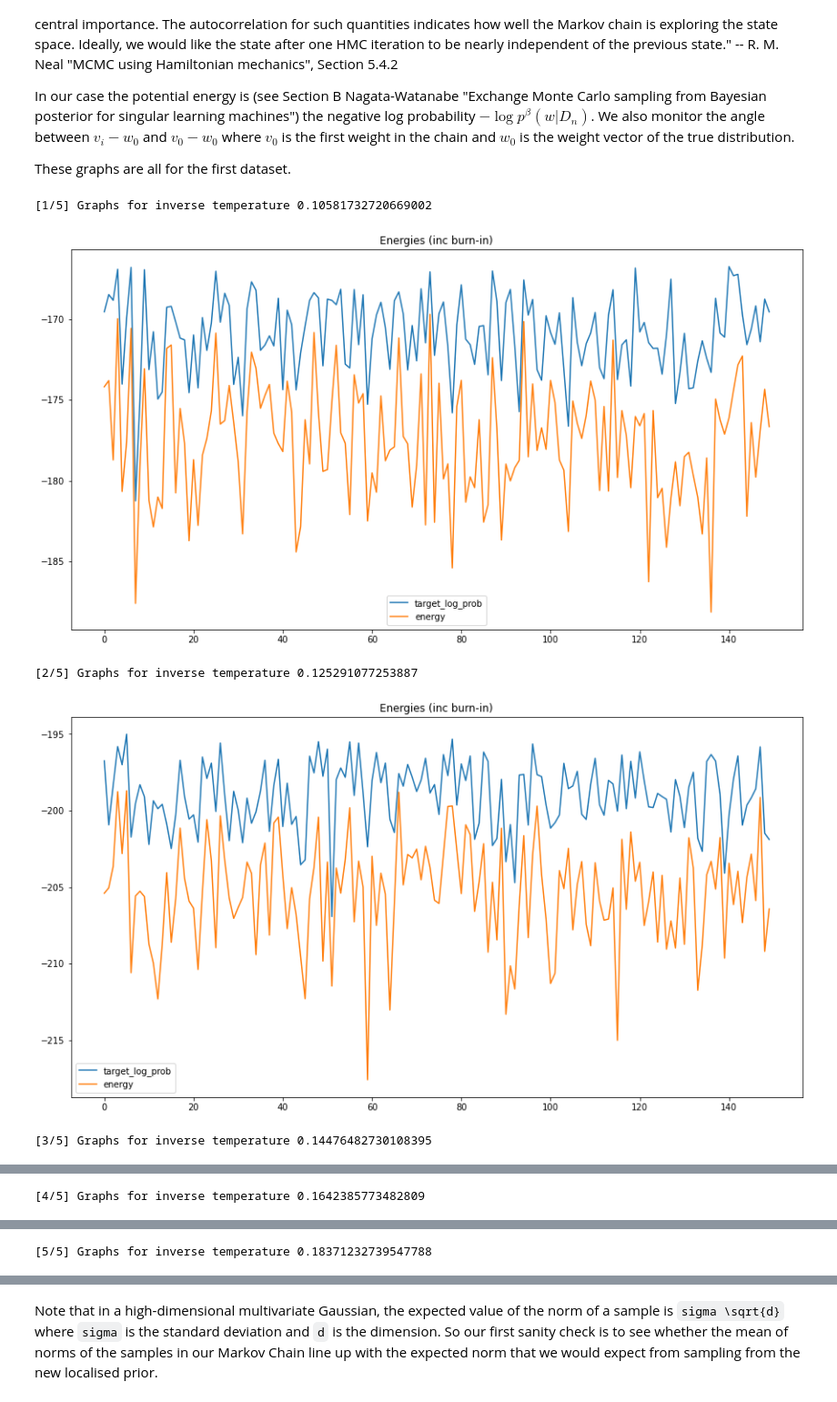
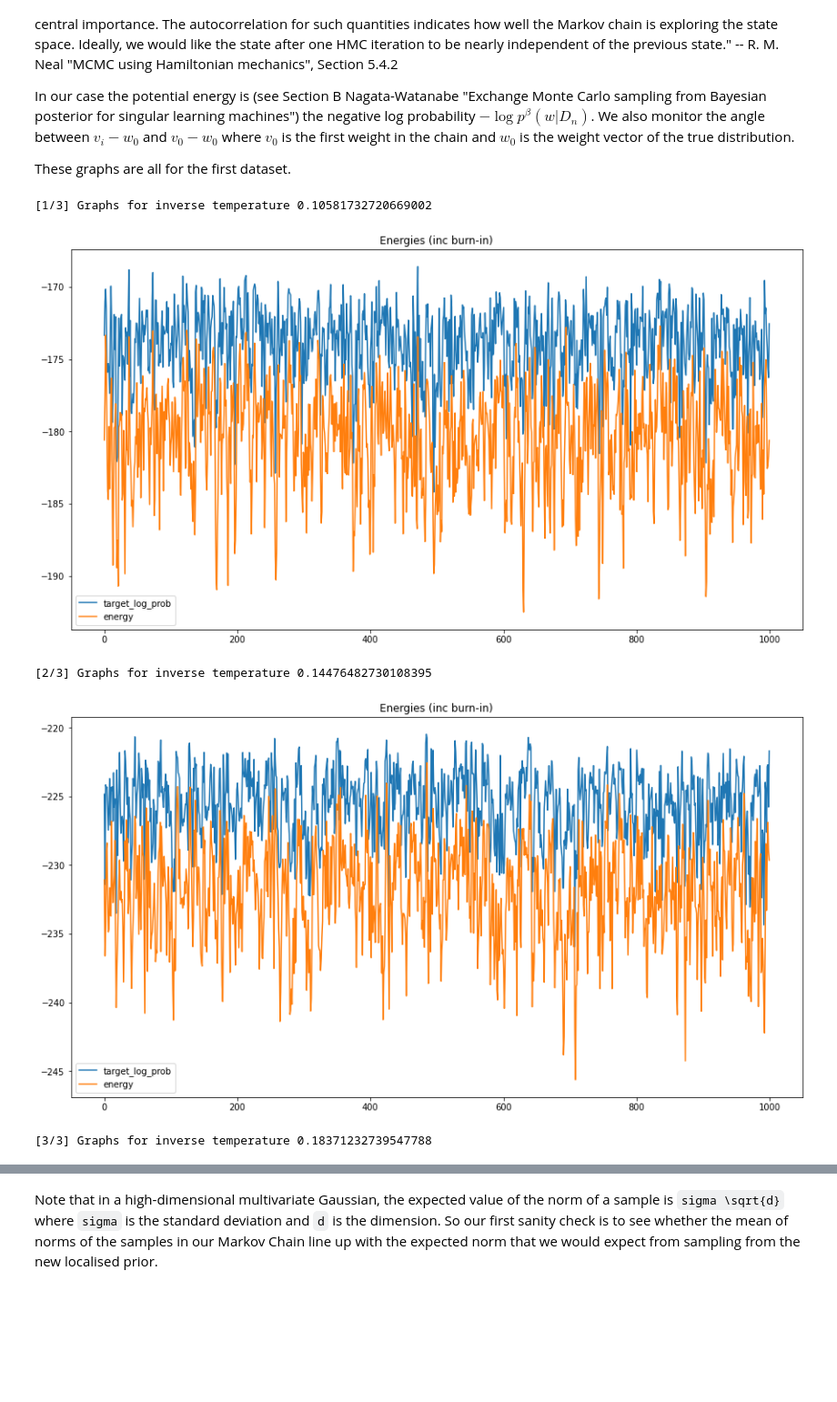
Before and after one commit to suswei/RLCT, a Jupyter notebook: notebooks/MCMC-Symmetry.ipynb, the cells around one changed output, grey strips where cells are left out. Shown at 91% size. Cells and saved outputs as stored; diff of their text form; code cells hidden in the pictures; blank space fills up the shorter version.

```diff
--- a/notebooks/MCMC-Symmetry.ipynb
+++ b/notebooks/MCMC-Symmetry.ipynb
@@ -497,27 +300,9 @@ def joint_log_prob_fn(center, weight_prior, bias_prior, X, y, beta, *args):
 # %%
-# Setup priors
-weight_prior = tfd.Normal(0.0, args.global_prior_weight_std)
-bias_prior = tfd.Normal(0.0, args.global_prior_bias_std)
-
-n = args.training_sample_size
+n = args.num_data
 
 betas = np.linspace(1 / np.log(n) * (1 - 1 / np.sqrt(2 * np.log(n))),
                                  1 / np.log(n) * (1 + 1 / np.sqrt(2 * np.log(n))), args.num_betas)
 print("Betas:")
 print(betas)
-
-posteriors = []
-
-# For each inverse temperature beta and each dataset we generate a posterior
-# in which the prior is centered at the true distribution
-for b in betas:
-  posteriors_b = []
-
-  for (X_train, y_train) in zip(training_sets_x,training_sets_y):
-    logp = partial(joint_log_prob_fn, center, weight_prior,
-                 bias_prior, X_train, y_train, b)
-    posteriors_b.append(logp)
-
-  posteriors.append(posteriors_b)
 # %% [output]
 Betas:
@@ -613,44 +387,25 @@ In our case the potential energy is (see Section B Nagata-Watanabe "Exchange Mon
 
 These graphs are all for the first dataset.
 # %%
-if( False ): # old visualisation, has virtue of showing both train and test energy
-  i = 0
-
-  print("")
-
-  for (b,fc) in zip(betas,mc_chains):
-    i += 1
-    print("[" + str(i) + "/" + str(args.num_betas) + "] Graphs for inverse temperature " + str(b))
-
-    short_chain = []
-
-    for c in fc[0]:
-      short_chain.append(c[-args.mc_num_results::thin_factor])
-
-    plt.figure()
-    plt.title("Potential energy")
-    plot_curves(short_chain)
-    plt.show()
-
 from pylab import rcParams
 rcParams['figure.figsize'] = 15, 8
 
 # Hamiltonian = kinetic (random standard normal per iteration) plus potential energy (negative log posterior)
 i = 0
 for (b,ft) in zip(betas,mc_traces):
-  thin_factor = 100
+  thin_factor = 1
   i += 1
   print("[" + str(i) + "/" + str(args.num_betas) + "] Graphs for inverse temperature " + str(b))
 
   plt.figure()
   plt.title("Energies (inc burn-in)")
   plt.plot(ft[0].target_log_prob[::thin_factor], label='target_log_prob')
   plt.plot(ft[0].energy[::thin_factor], label='energy')
   plt.legend(loc='best')
   plt.show()
 # %% [output]
-[1/5] Graphs for inverse temperature 0.10581732720669002
+[1/3] Graphs for inverse temperature 0.10581732720669002
-[figure, old version]
+[figure, new version]
-[2/5] Graphs for inverse temperature 0.125291077253887
+[2/3] Graphs for inverse temperature 0.14476482730108395
-[figure, old version]
+[figure, new version]
-[3/5] Graphs for inverse temperature 0.14476482730108395
+[3/3] Graphs for inverse temperature 0.18371232739547788
@@ -658 +412,0 @@ for (b,ft) in zip(betas,mc_traces):
-[4/5] Graphs for inverse temperature 0.1642385773482809
@@ -660 +412,0 @@ for (b,ft) in zip(betas,mc_traces):
-[5/5] Graphs for inverse temperature 0.18371232739547788
```
Also changed, not shown: parts of 27 cells of this notebook, 2 other files.
